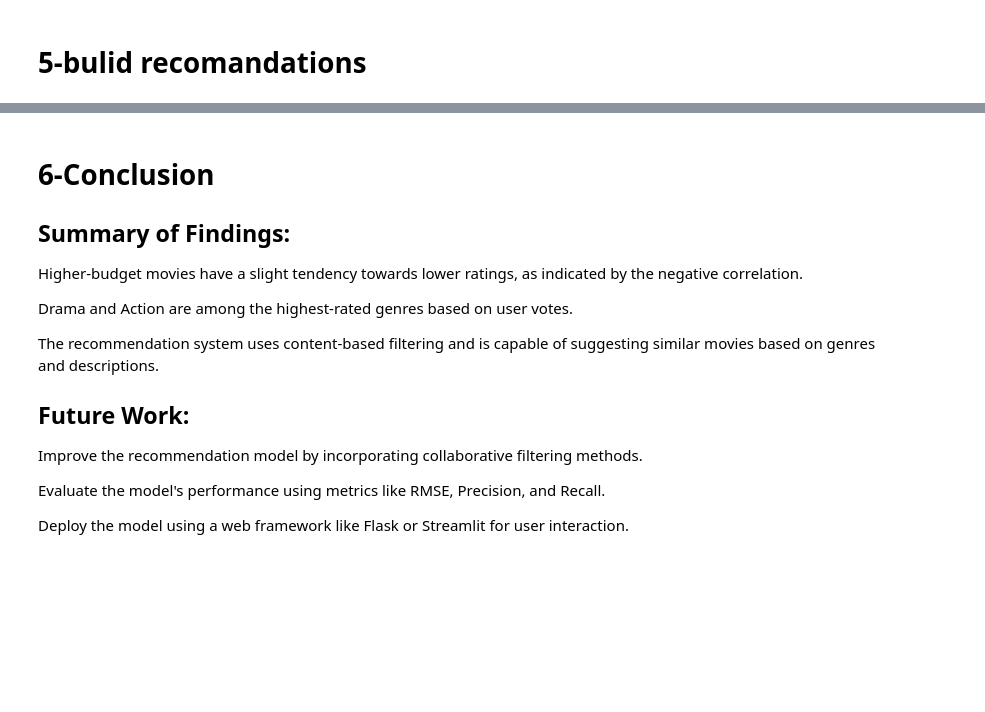
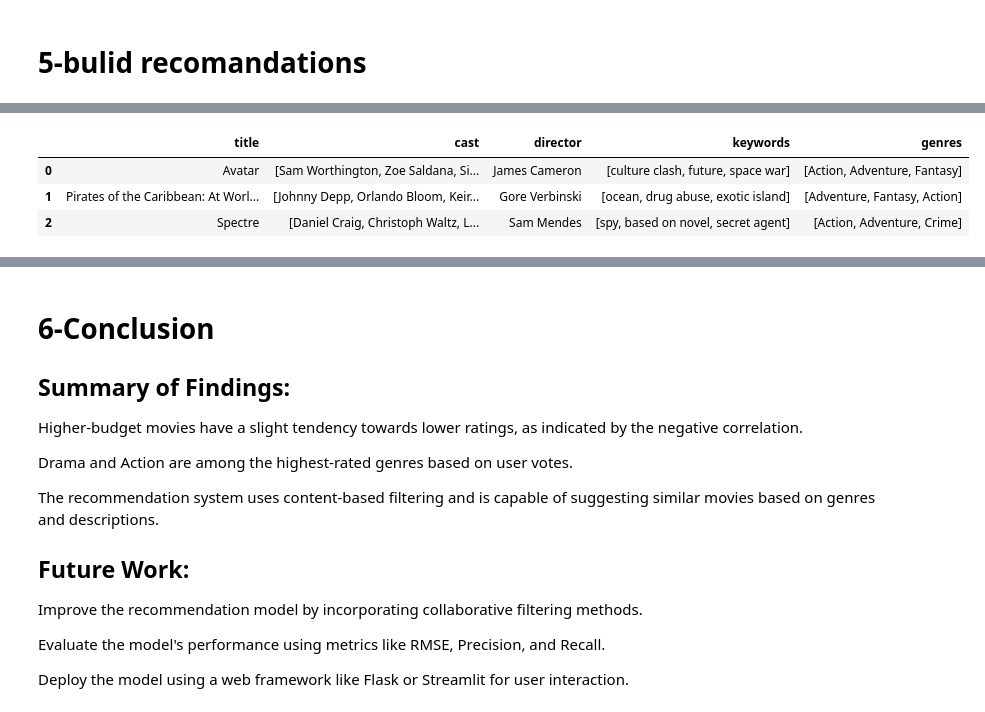
Before and after one commit to MUSAB10000/Movie-Recommendation-System-Data-Analysis-and-Preprocessing, a Jupyter notebook: Movie Recommendation.ipynb, the cells around one changed output, grey strips where cells are left out. Saved outputs shown, nothing was run; the diff lists cells and outputs as text; code cells hidden in the pictures; blank space fills up the shorter version.

```diff
--- a/Movie Recommendation.ipynb
+++ b/Movie Recommendation.ipynb
@@ -390,0 +362,41 @@ plt.show()
+# %%
+# Parse the stringified features into their corresponding python objects
+from ast import literal_eval
+
+features = ['cast','crew','keywords','genres']
+
+for i in features:
+    df[i] = df[i].apply(literal_eval)
+# %%
+# Get the director's name from the crew feature. If director is not listed, return NaN
+def get_director(n):
+    for i in n:
+        if i['job'] == 'Director':
+            return i['name']
+    return num.nan
+# %%
+#Function for getting top 3 elements from the list
+def get_list(x):
+    if isinstance(x, list):
+        names = [i['name'] for i in x]
+        #Check if more than 3 elements exist. If yes, return only first three. If no, return entire list.
+        if len(names) > 3:
+            names = names[:3]
+        return names
+
+    #Return empty list in case of missing/malformed data
+    return []
+# %%
+# Define new director, cast, genres and keywords features that are in a suitable form.
+df['director'] = df['crew'].apply(get_director)
+features = ['cast','keywords','genres']
+for i in features:
+    df[i] = df[i].apply(get_list)
+# %%
+#Print the new features
+df[['title', 'cast', 'director', 'keywords', 'genres']].head(3)
+# %% [output]
+|  | title | cast | director | keywords | genres |
+| 0 | Avatar | [Sam Worthington, Zoe Saldana, Si... | James Cameron | [culture clash, future, space war] | [Action, Adventure, Fantasy] |
+| 1 | Pirates of the Caribbean: At Worl... | [Johnny Depp, Orlando Bloom, Keir... | Gore Verbinski | [ocean, drug abuse, exotic island] | [Adventure, Fantasy, Action] |
+| 2 | Spectre | [Daniel Craig, Christoph Waltz, L... | Sam Mendes | [spy, based on novel, secret agent] | [Action, Adventure, Crime] |
```
Also changed, not shown: parts of 26 cells of this notebook, 3 other files.
